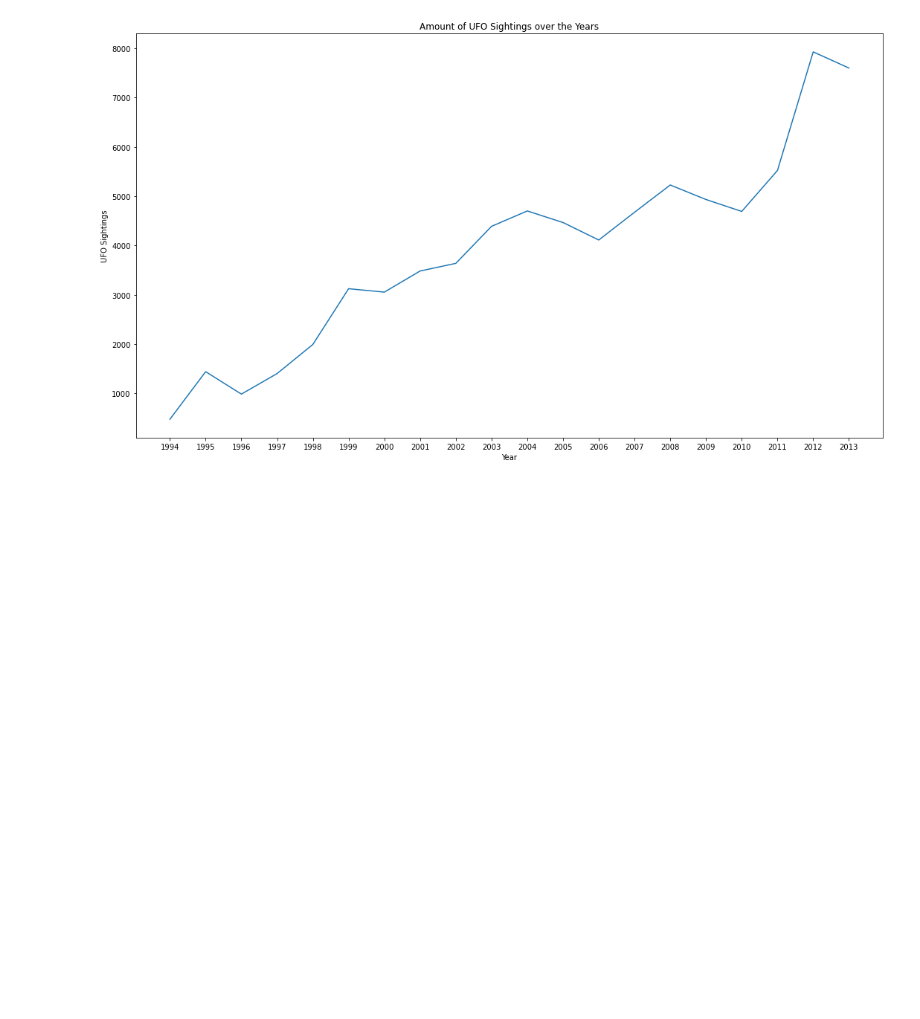
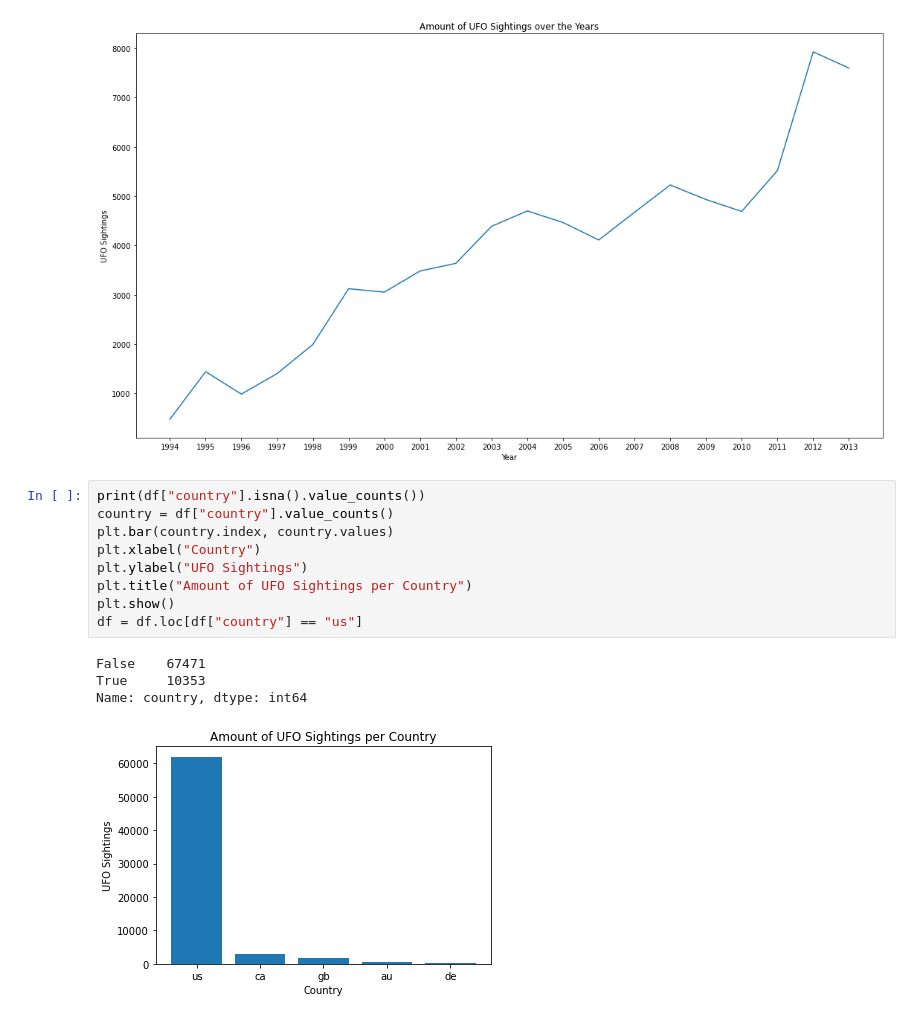
Before and after one commit to Jmanitou/UFO_Sightings, a Jupyter notebook: UFO_Sightings.ipynb, the cells around one changed output. Cells and saved outputs as stored; diff of their text form; blank space fills up the shorter version.

Commit message:
set up markdown of the file, added Business problem, looked into UFO sightings by country and state

```diff
--- a/UFO_Sightings.ipynb
+++ b/UFO_Sightings.ipynb
@@ -45,3 +55,17 @@ plt.title("Amount of UFO Sightings over the Years")
 plt.show()
 # %% [output]
 [figure]
+# %%
+print(df["country"].isna().value_counts())
+country = df["country"].value_counts()
+plt.bar(country.index, country.values)
+plt.xlabel("Country")
+plt.ylabel("UFO Sightings")
+plt.title("Amount of UFO Sightings per Country")
+plt.show()
+df = df.loc[df["country"] == "us"]
+# %% [output]
+False    67471
+True     10353
+Name: country, dtype: int64
+[figure, added]
```
Also changed, not shown: parts of 7 cells of this notebook.
